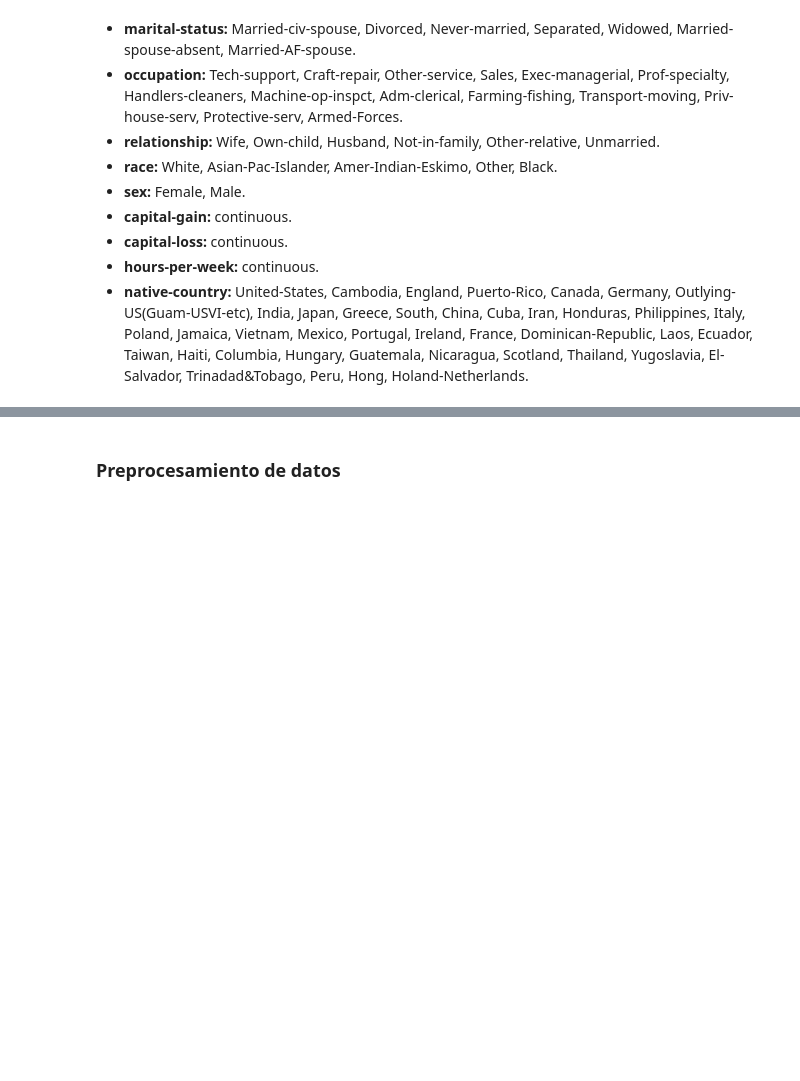
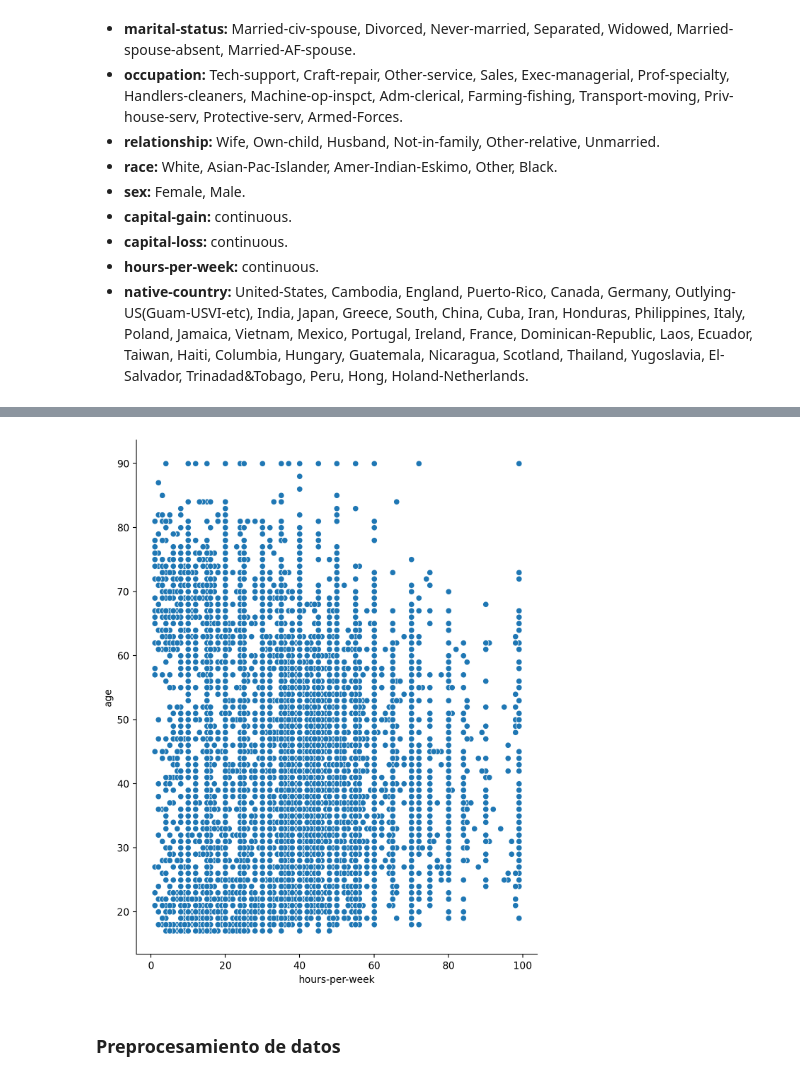
Before and after one commit to Marcelo-jmd/PA4-Innovacion, a Jupyter notebook: regresión_logística.ipynb, the cells around one changed output, grey strips where cells are left out. Drawn from its saved outputs; the diff is of its cells as text; code cells hidden in the pictures; blank space fills up the shorter version.

```diff
--- a/regresión_logística.ipynb
+++ b/regresión_logística.ipynb
@@ -57,3 +78,8 @@ df_raw.head(3)
+# %%
+#Linealidad
+p = sns.pairplot(df_raw, x_vars=['hours-per-week'], y_vars='age', size=8, aspect=0.8)
+# %% [output]
+[figure, added]
 # %% [markdown]
 ### Preprocesamiento de datos
 # %%
```
Also changed, not shown: parts of 13 cells of this notebook.
